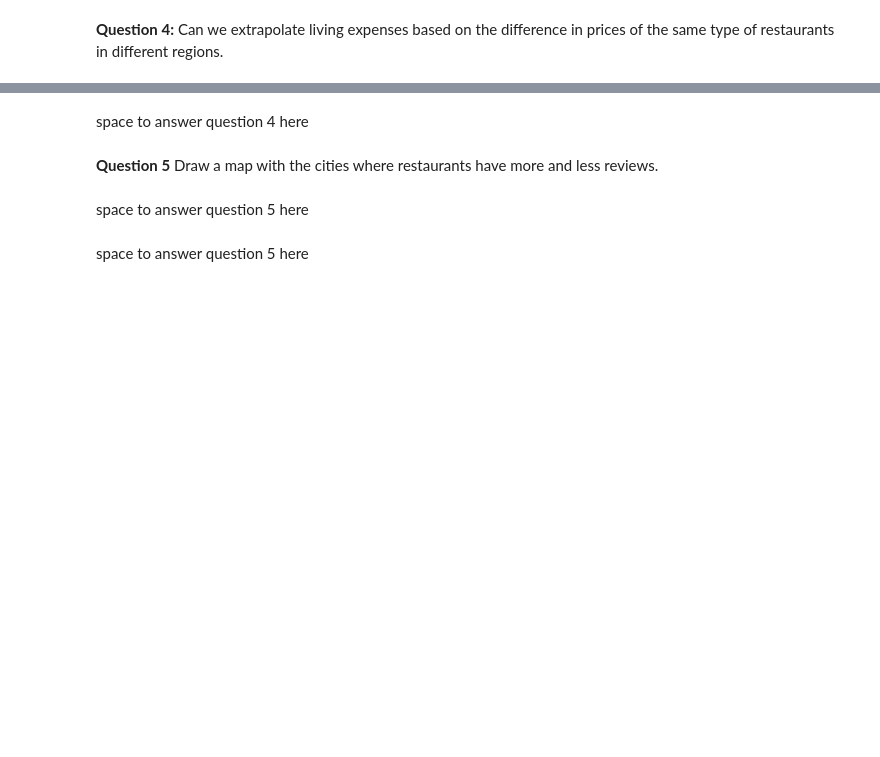
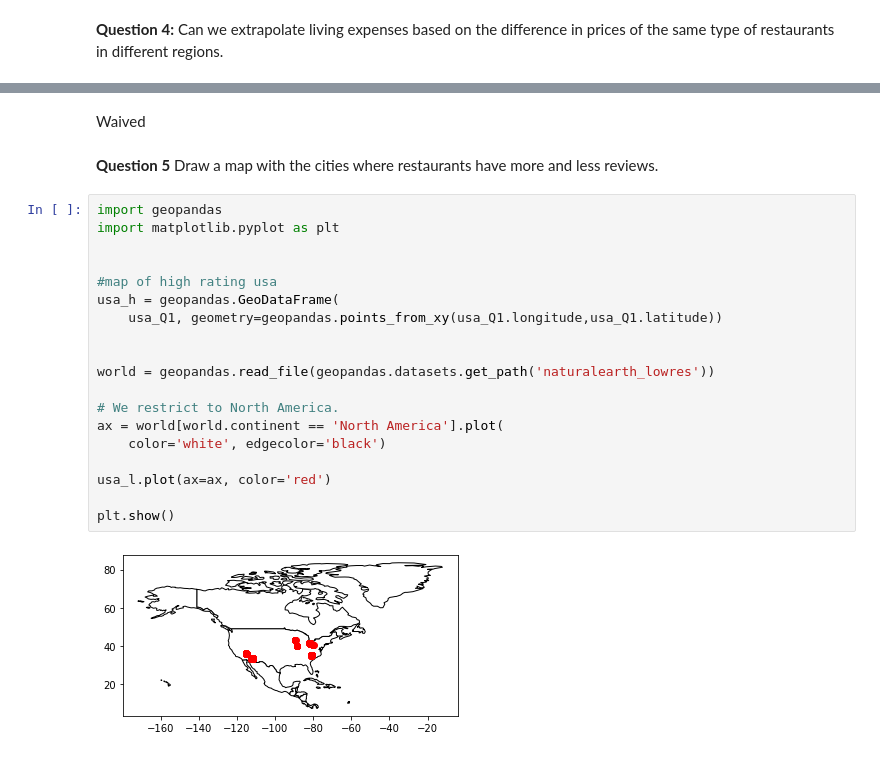
Before and after one commit to CS-UCR/final-project-order-66, a Jupyter notebook: Phase3.ipynb, the cells around one changed output, grey strips where cells are left out. Cells and saved outputs as stored; diff of their text form; blank space fills up the shorter version.

Commit message:
Added drawings for question 5

```diff
--- a/Phase3.ipynb
+++ b/Phase3.ipynb
@@ -292,8 +290,25 @@ space to answer question 4 here
-# %% [markdown]
-space to answer question 4 here
+# %% [markdown]
+Waived
 # %% [markdown]
 __Question 5__ Draw a map with the cities where restaurants have more and less reviews.
-# %% [markdown]
-space to answer question 5 here
-# %% [markdown]
-space to answer question 5 here
+# %%
+import geopandas
+import matplotlib.pyplot as plt
+
+
+#map of high rating usa
+usa_h = geopandas.GeoDataFrame(
+    usa_Q1, geometry=geopandas.points_from_xy(usa_Q1.longitude,usa_Q1.latitude))
+
+
+world = geopandas.read_file(geopandas.datasets.get_path('naturalearth_lowres'))
+
+# We restrict to North America.
+ax = world[world.continent == 'North America'].plot(
+    color='white', edgecolor='black')
+
+usa_l.plot(ax=ax, color='red')
+
+plt.show()
+# %% [output]
+[figure, added]
```
Also changed, not shown: parts of 16 cells of this notebook.
